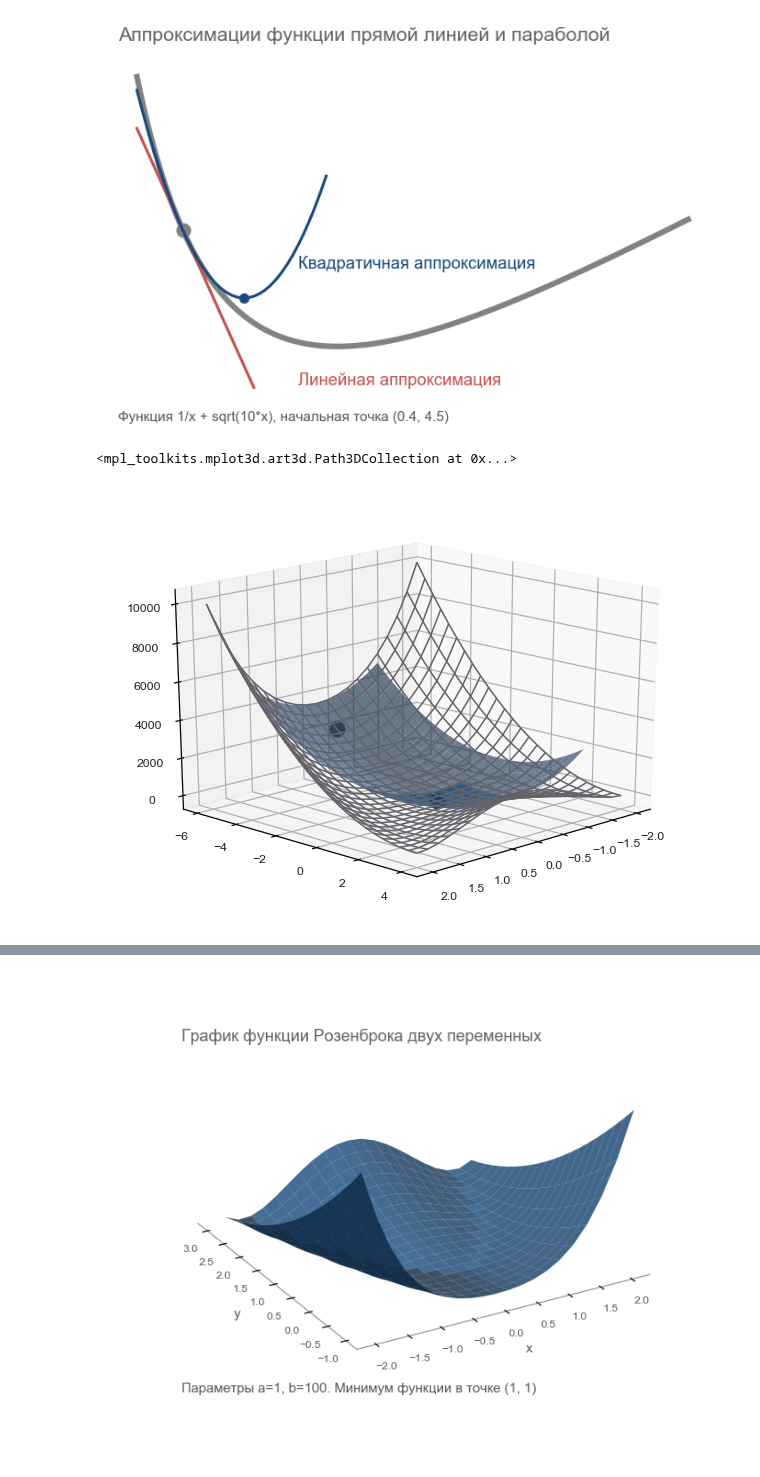
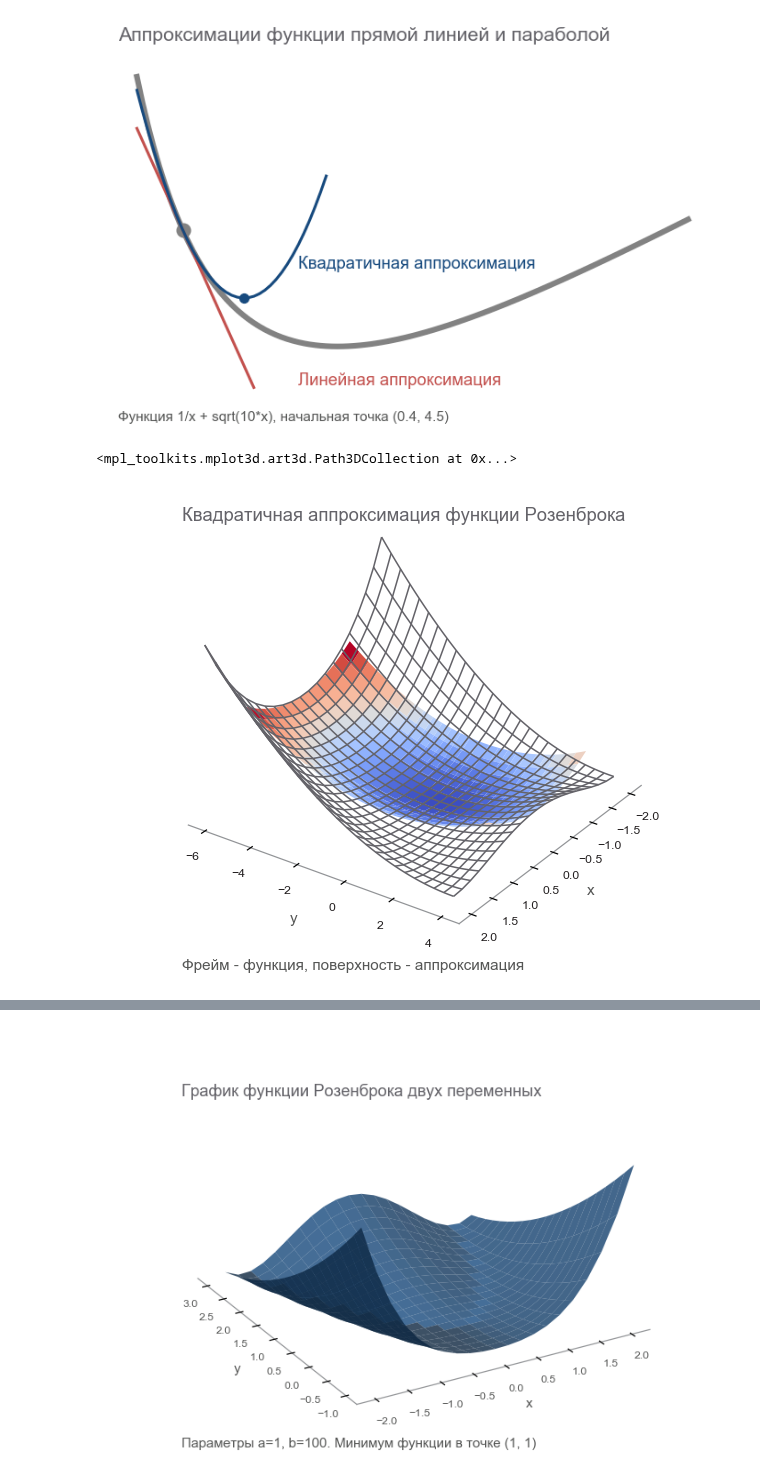
Before and after one commit to empathy87/nn-samples, a Jupyter notebook: tf/[Plots] Optimization in 1D and 2D.ipynb, the cells around one changed output, grey strips where cells are left out. Drawn from its saved outputs; the diff is of its cells as text; code cells hidden in the pictures; blank space fills up the shorter version.

Commit message:
additional plots

```diff
--- a/tf/[Plots] Optimization in 1D and 2D.ipynb
+++ b/tf/[Plots] Optimization in 1D and 2D.ipynb
@@ -110,21 +110,42 @@ quadMin_x = x0 - inv(h0).dot(g0.T).T
 quadMin_y = fQuadApprox(quadMin_x)
 quadMin_x = quadMin_x[0]
 # %%
+from matplotlib import cm
 fig = plt.figure(figsize=(7, 5), dpi=110)
 ax = fig.add_subplot(111, projection='3d')
 # configure tick labels appearance
+fig.subplots_adjust(bottom=0.1, top=0.9)
 for i in ax.get_yticklabels() + ax.get_xticklabels() + ax.get_zticklabels():
     i.set_fontsize(8)
     i.set_color(GRAY1)
-ax.view_init(20, 45)
+ax.view_init(40, 35)
 ax.plot_wireframe(x_grid, y_grid, z_grid, linewidth=1, color=GRAY4)
-ax.scatter(*x0, y0, s=90, color=GRAY4)
+
+ax.grid(False)
+ax.set_zticks([])
+ax.w_zaxis.line.set_lw(0.)
+ax.xaxis.set_pane_color((1.0, 1.0, 1.0, 0.0))
+ax.yaxis.set_pane_color((1.0, 1.0, 1.0, 0.0))
+ax.zaxis.set_pane_color((1.0, 1.0, 1.0, 0.0))
+ax.set_xlabel('x', color=GRAY3)
+ax.set_ylabel('y', color=GRAY3)
+ax.w_xaxis.line.set_color(GRAY7)
+ax.w_yaxis.line.set_color(GRAY7)
+ax.w_zaxis.line.set_color(GRAY7)
+for i in ax.get_yticklabels() + ax.get_xticklabels() + ax.get_zticklabels():
+    i.set_fontsize(8)
+    i.set_color(GRAY1)
+ax.text2D(0.12, 0.95, 'Квадратичная аппроксимация функции Розенброка', color=GRAY4,
+          fontsize=12, transform=ax.transAxes)
+ax.text2D(0.12, -0.07, 'Фрейм - функция, поверхность - аппроксимация', fontsize=10,
+          color=GRAY3, transform=ax.transAxes)
+
 
 #ax.plot_surface(x_grid_l, y_grid_l, z_grid_l, color=BLUE1, alpha=0.6)
-ax.plot_surface(x_grid_q, y_grid_q, z_grid_q, color=BLUE1, alpha=0.6)
-ax.scatter(*quadMin_x, quadMin_y, s=90, color=BLUE1)
+ax.plot_surface(x_grid_q, y_grid_q, z_grid_q, cmap=cm.coolwarm, shade=False)
+ax.scatter(*x0, y0, s=90, color=GRAY4, zorder=5)
 # %% [output]
 <mpl_toolkits.mplot3d.art3d.Path3DCollection at 0x...>
-[figure, old version]
+[figure, new version]
 # %%
 # create new figure
```
Also changed, not shown: parts of 1 cell of this notebook.
